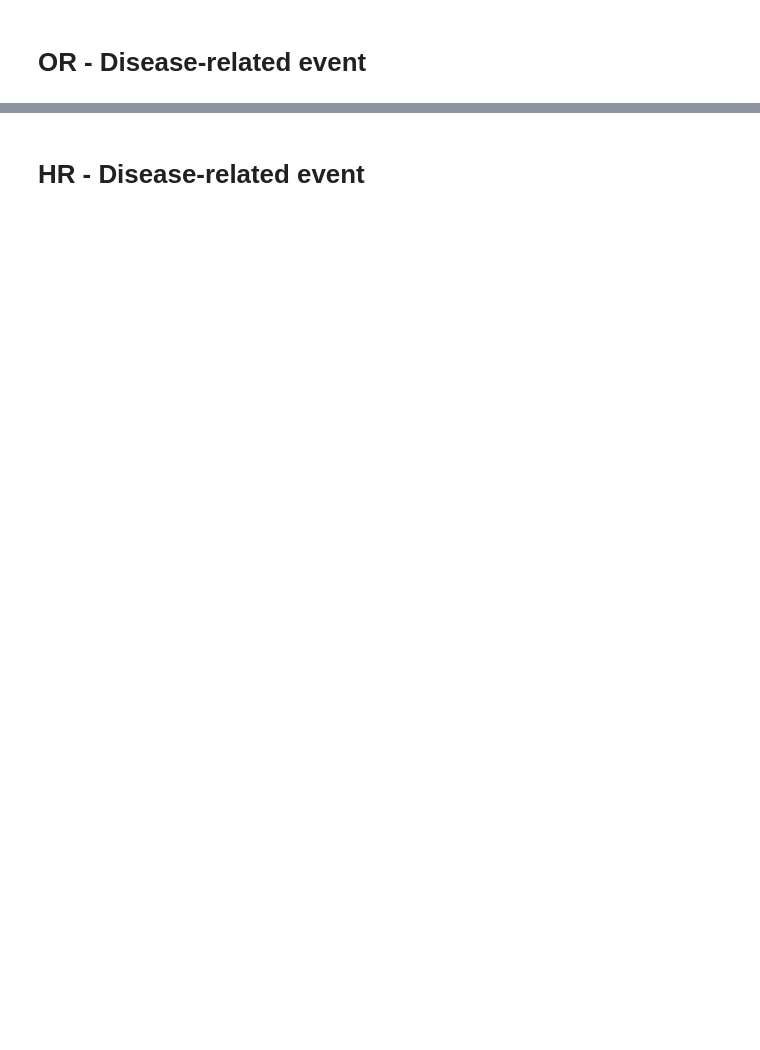
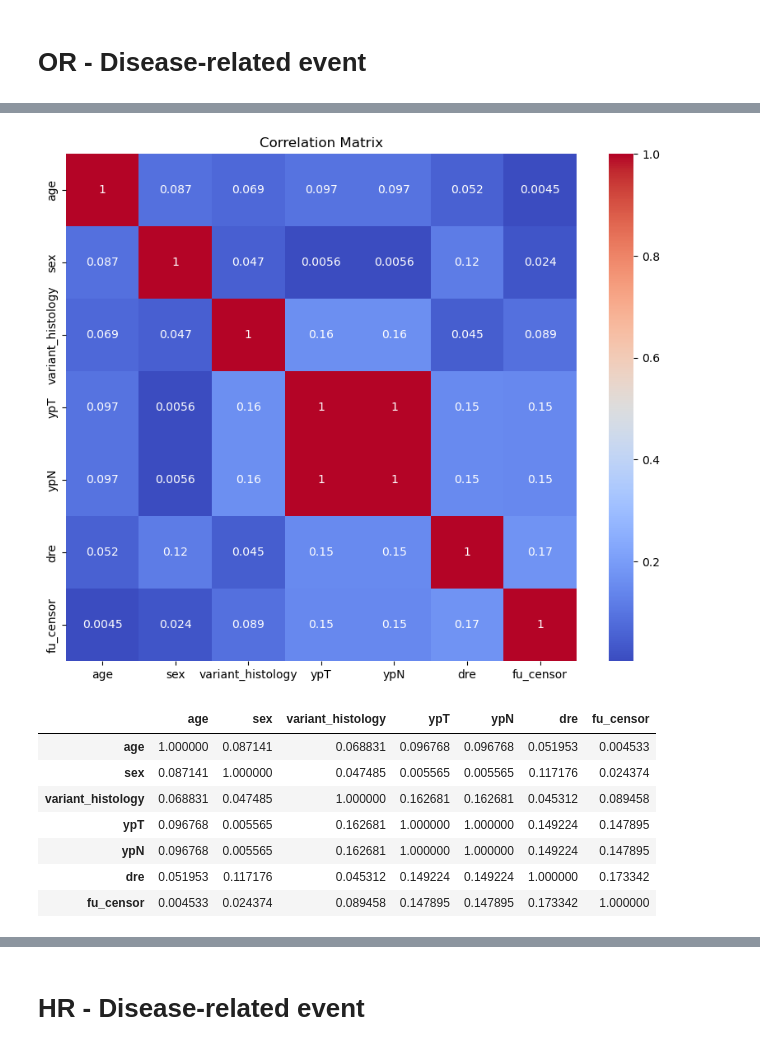
Before and after one commit to alcideschaux/NEO-UCA, a Jupyter notebook: 04-RISKS.ipynb, the cells around one changed output, grey strips where cells are left out. Cells and saved outputs as stored; diff of their text form; code cells hidden in the pictures; blank space fills up the shorter version.

```diff
--- a/04-RISKS.ipynb
+++ b/04-RISKS.ipynb
@@ -473,3 +484,24 @@ memory usage: 9.0 KB
+# %%
+# Correlation matrix
+correlation_matrix = df_dre.corr().abs()
+
+# Create heatmap
+plt.figure(figsize=(10, 8))
+sns.heatmap(correlation_matrix, annot=True, cmap='coolwarm')
+plt.title('Correlation Matrix')
+plt.show()
+
+correlation_matrix
+# %% [output]
+[figure, added]
+|  | age | sex | variant_histology | ypT | ypN | dre | fu_censor |
+| age | 1.000000 | 0.087141 | 0.068831 | 0.096768 | 0.096768 | 0.051953 | 0.004533 |
+| sex | 0.087141 | 1.000000 | 0.047485 | 0.005565 | 0.005565 | 0.117176 | 0.024374 |
+| variant_histology | 0.068831 | 0.047485 | 1.000000 | 0.162681 | 0.162681 | 0.045312 | 0.089458 |
+| ypT | 0.096768 | 0.005565 | 0.162681 | 1.000000 | 1.000000 | 0.149224 | 0.147895 |
+| ypN | 0.096768 | 0.005565 | 0.162681 | 1.000000 | 1.000000 | 0.149224 | 0.147895 |
+| dre | 0.051953 | 0.117176 | 0.045312 | 0.149224 | 0.149224 | 1.000000 | 0.173342 |
+| fu_censor | 0.004533 | 0.024374 | 0.089458 | 0.147895 | 0.147895 | 0.173342 | 1.000000 |
 # %%
 # age
 logistic_regression(df_dre, 'age', 'dre')
```
Also changed, not shown: parts of 57 cells of this notebook, 11 other files.
